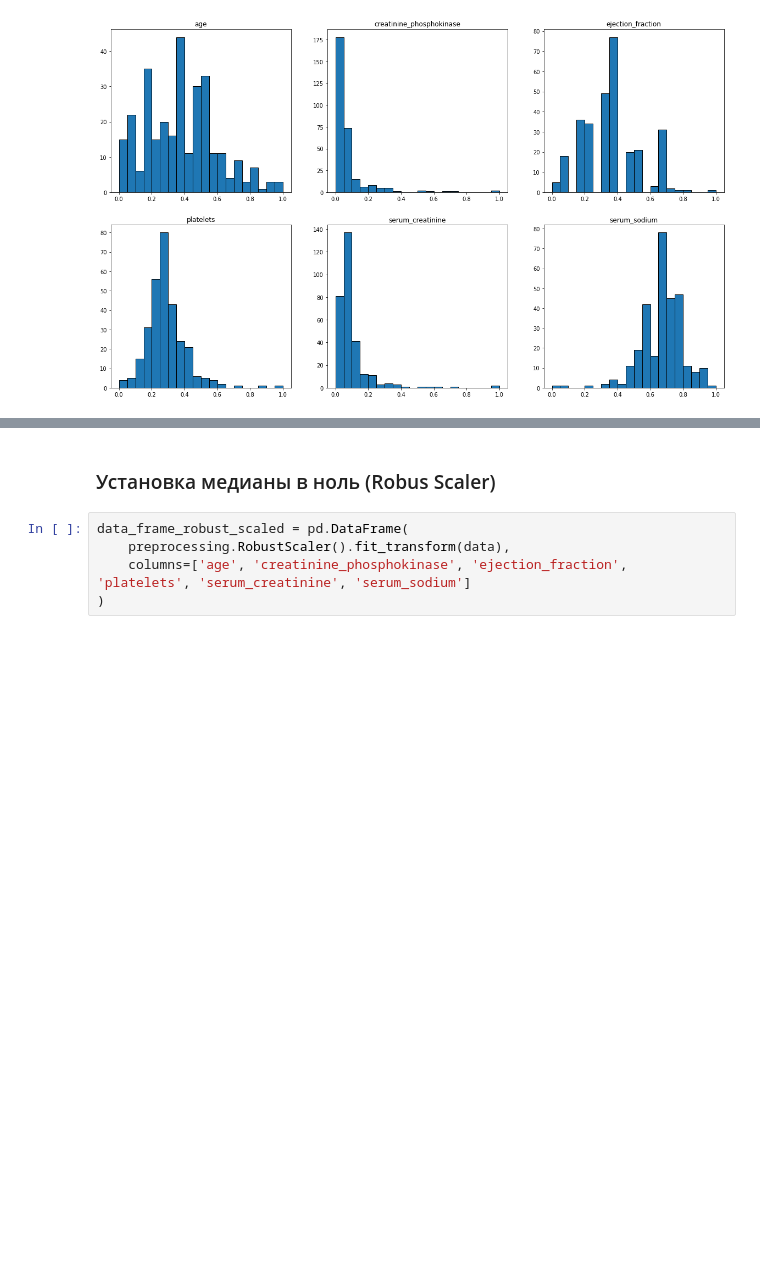
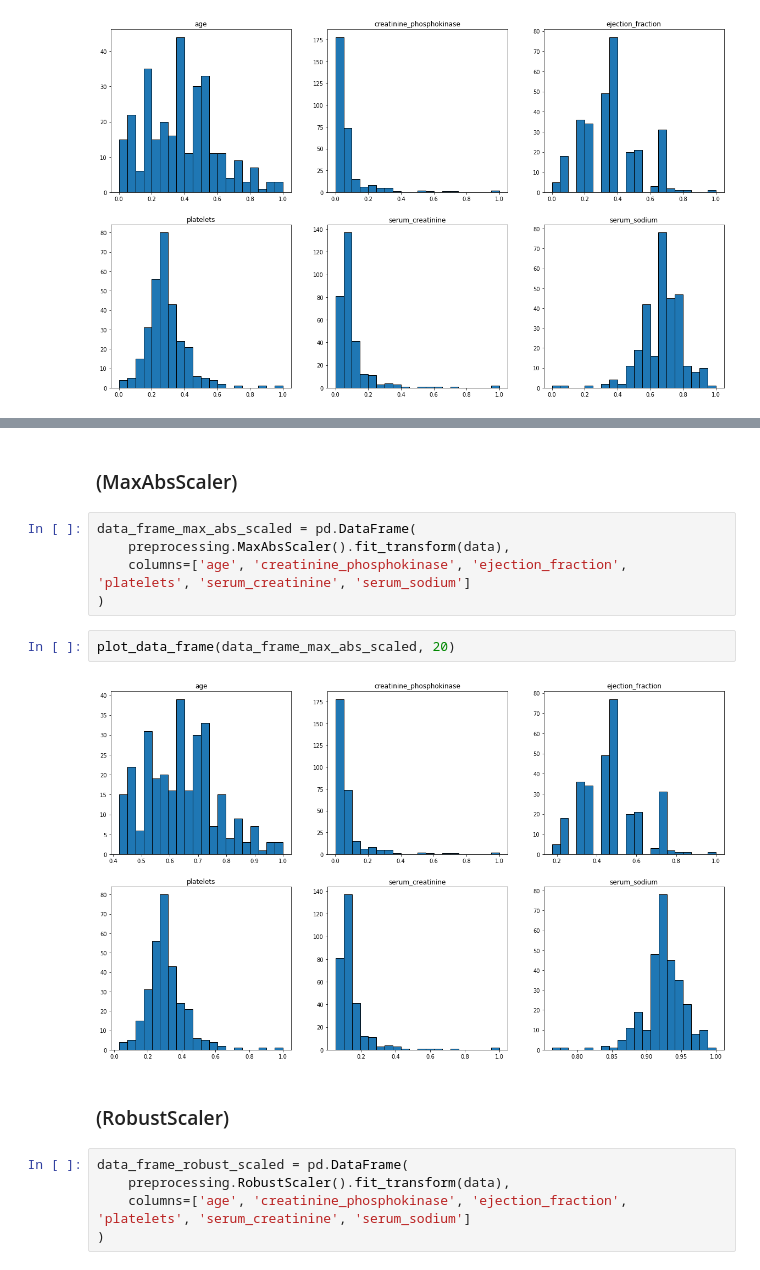
Before and after one commit to kinekt2000/ML2021, a Jupyter notebook: Labs/Lab1/Lab-1.ipynb, the cells around one changed output, grey strips where cells are left out. Saved outputs shown, nothing was run; the diff lists cells and outputs as text; blank space fills up the shorter version.

```diff
--- a/Labs/Lab1/Lab-1.ipynb
+++ b/Labs/Lab1/Lab-1.ipynb
@@ -272,8 +305,19 @@ describe_data_frame(data_frame_min_max_scaled)
 | max | 1.00 | 1.00 | 1.00 | 1.00 | 1.00 | 1.00 |
 | variance | 0.05 | 0.02 | 0.03 | 0.01 | 0.01 | 0.02 |
 | mode | 0.36 | 0.07 | 0.32 | 0.29 | 0.06 | 0.66 |
-# %% [markdown]
-### Установка медианы в ноль (Robus Scaler)
+# %% [markdown]
+### (MaxAbsScaler)
+# %%
+data_frame_max_abs_scaled = pd.DataFrame(
+    preprocessing.MaxAbsScaler().fit_transform(data),
+    columns=['age', 'creatinine_phosphokinase', 'ejection_fraction', 'platelets', 'serum_creatinine', 'serum_sodium']
+)
+# %%
+plot_data_frame(data_frame_max_abs_scaled, 20)
+# %% [output]
+[figure, added]
+# %% [markdown]
+### (RobustScaler)
 # %%
 data_frame_robust_scaled = pd.DataFrame(
     preprocessing.RobustScaler().fit_transform(data),
```
Also changed, not shown: parts of 11 cells of this notebook, 1 other file.
